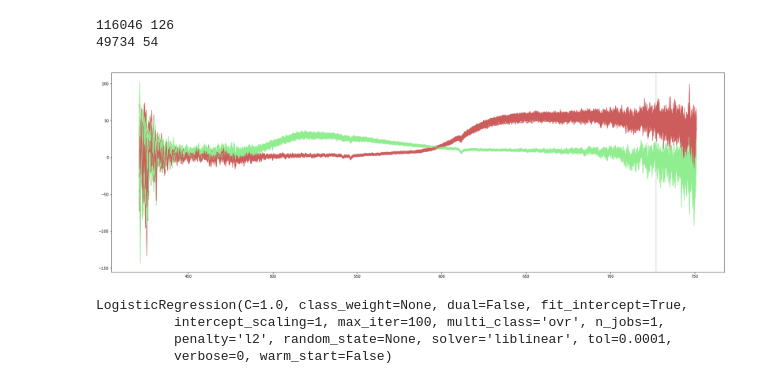
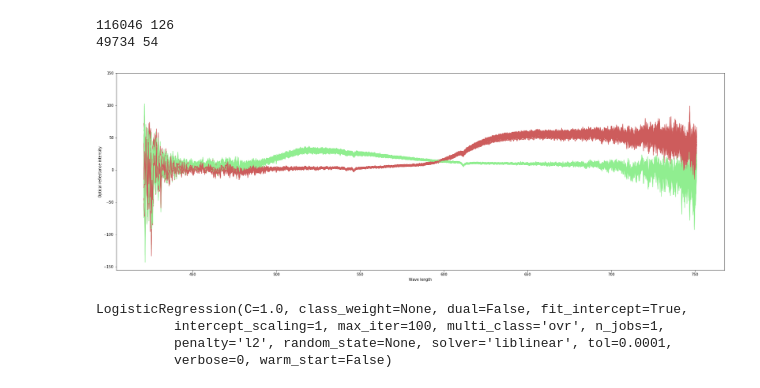
Before and after one commit to vikneke/cs5014_p2, a Jupyter notebook: binaryML/binary.ipynb, the cells around one changed output. Saved outputs shown, nothing was run; the diff lists cells and outputs as text; code cells hidden in the pictures.

```diff
--- a/binaryML/binary.ipynb
+++ b/binaryML/binary.ipynb
@@ -63,15 +63,19 @@ y_train = y_train.as_matrix(columns=None)
 # %%
 index = 0
 for ind, row in x_train.iterrows():
     if y_train[index] == 1:
         plt.plot(b, row, color="indianred")
     else:
         plt.plot(b, row, color="lightgreen")
     index += 1
-plt.axvspan(727, 727, color='grey', alpha=0.5)
+
+plt.xlabel("Wave length", fontdict=None, labelpad=None)
+plt.ylabel("Optical reflectance intensity", fontdict=None, labelpad=None)
+plt.yticks([-150, -100, -50, 0, 50, 100, 150])
+# plt.axvspan(727, 727, color='grey', alpha=0.5)
 plt.show()
 # %% [output]
-[figure, old version]
+[figure, new version]
 # %%
 # http://scikit-learn.org/0.16/auto_examples/model_selection/plot_confusion_matrix.html
 # %%
```
Also changed, not shown: parts of 5 cells of this notebook, 7 other files.
